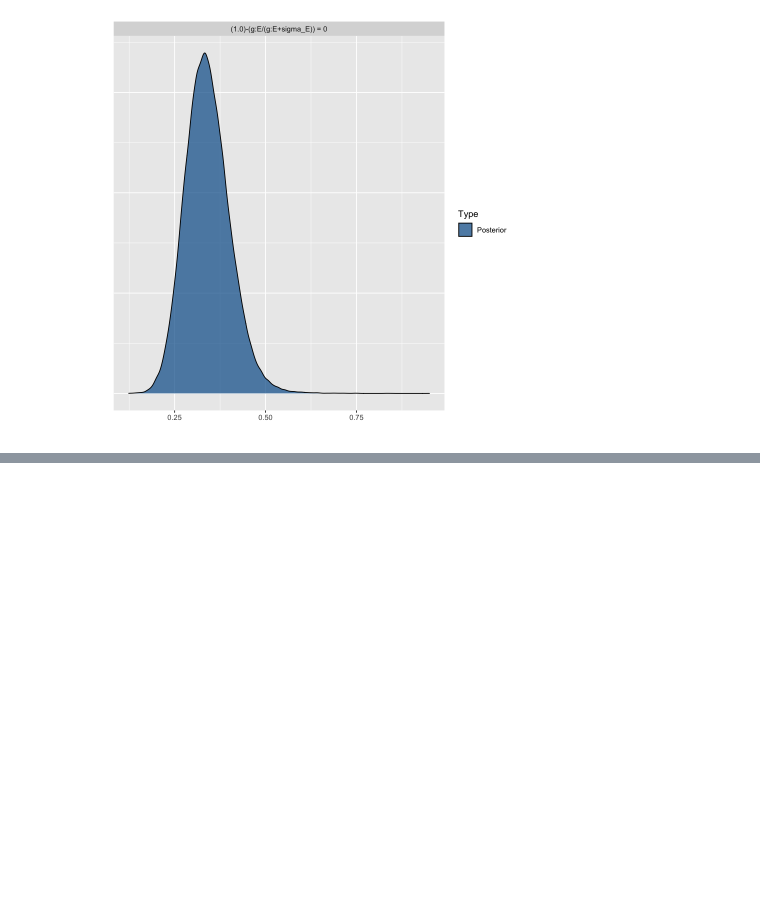
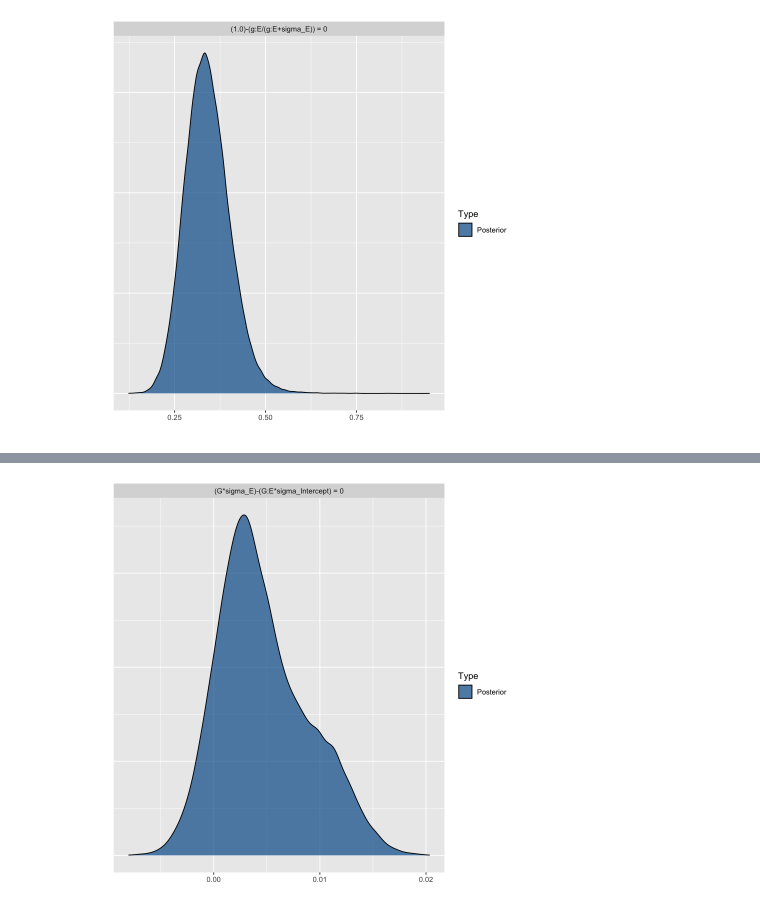
Before and after one commit to sdaza/gxe-dispersion, a Jupyter notebook: notebooks/GxE.ipynb, the cells around one changed output, grey strips where cells are left out. Drawn from its saved outputs; the diff is of its cells as text; code cells hidden in the pictures; blank space fills up the shorter version.

```diff
--- a/notebooks/GxE.ipynb
+++ b/notebooks/GxE.ipynb
@@ -218,0 +306,3 @@ plot(hyp)
+# %%
+hyp <- "G * sigma_E = G:E * sigma_Intercept"
+(hyp <- hypothesis(test, hyp, alpha = 0.05))
@@ -218,0 +320,4 @@ plot(hyp)
+# %%
+plot(hyp)
+# %% [output]
+[figure, added]
```
Also changed, not shown: parts of 9 cells of this notebook, 1 other file.
